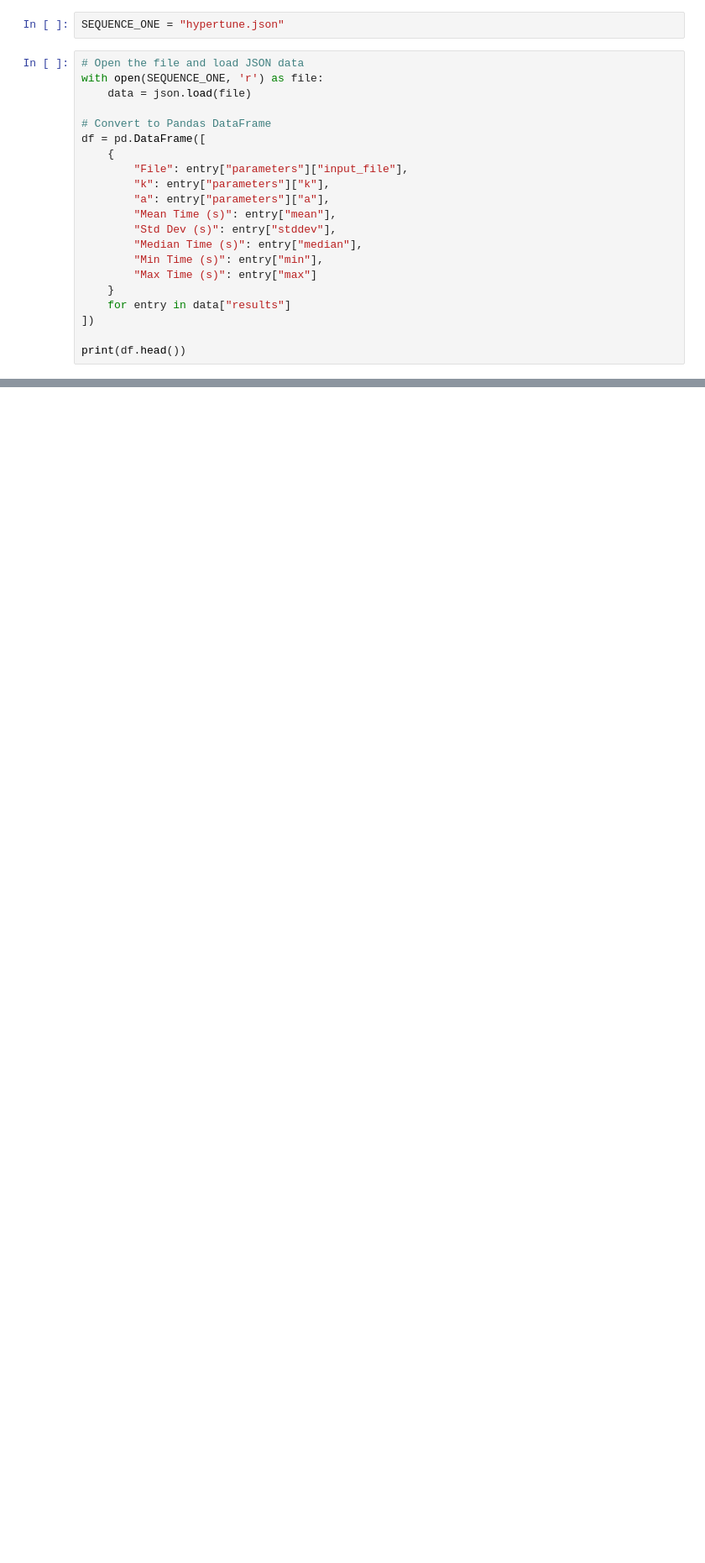
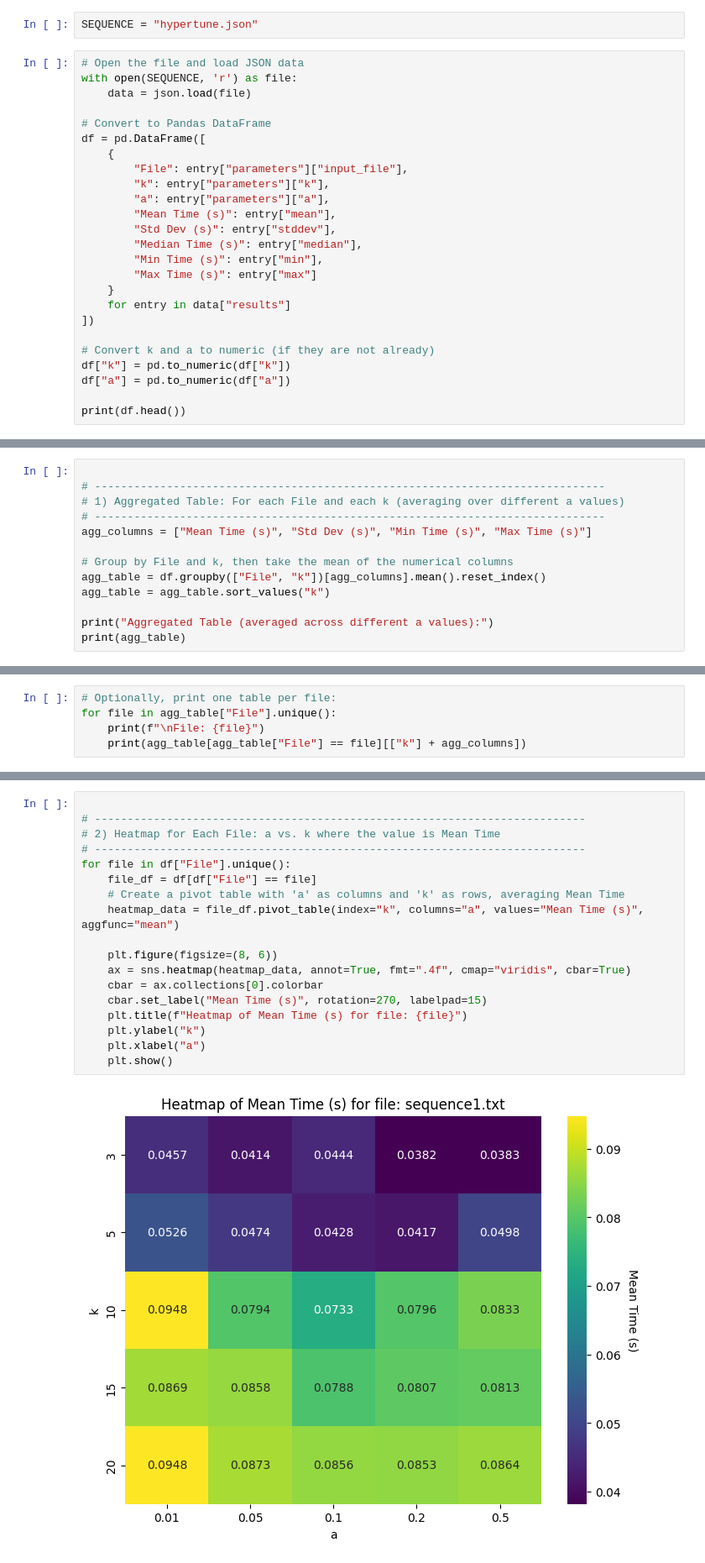
Before and after one commit to andreaoliveira9/Projeto-TAI-1, a Jupyter notebook: analysis.ipynb, the cells around one changed output, grey strips where cells are left out. Shown: that part at 84% size. Cells and saved outputs as stored; diff of their text form; blank space fills up the shorter version.

```diff
--- a/analysis.ipynb
+++ b/analysis.ipynb
@@ -29,8 +17,8 @@ import matplotlib.pyplot as plt
 # %%
-SEQUENCE_ONE = "hypertune.json"
+SEQUENCE = "hypertune.json"
 # %%
 # Open the file and load JSON data
-with open(SEQUENCE_ONE, 'r') as file:
+with open(SEQUENCE, 'r') as file:
     data = json.load(file)
 
 # Convert to Pandas DataFrame
@@ -48,5 +36,9 @@ df = pd.DataFrame([
     for entry in data["results"]
 ])
 
+# Convert k and a to numeric (if they are not already)
+df["k"] = pd.to_numeric(df["k"])
+df["a"] = pd.to_numeric(df["a"])
+
 print(df.head())
 # %% [output]
@@ -93,0 +58,13 @@ plt.show()
+# %%
+
+# ------------------------------------------------------------------------------
+# 1) Aggregated Table: For each File and each k (averaging over different a values)
+# ------------------------------------------------------------------------------
+agg_columns = ["Mean Time (s)", "Std Dev (s)", "Min Time (s)", "Max Time (s)"]
+
+# Group by File and k, then take the mean of the numerical columns
+agg_table = df.groupby(["File", "k"])[agg_columns].mean().reset_index()
+agg_table = agg_table.sort_values("k")
+
+print("Aggregated Table (averaged across different a values):")
+print(agg_table)
@@ -93,0 +89,5 @@ plt.show()
+# %%
+# Optionally, print one table per file:
+for file in agg_table["File"].unique():
+    print(f"\nFile: {file}")
+    print(agg_table[agg_table["File"] == file][["k"] + agg_columns])
@@ -93,0 +112,20 @@ plt.show()
+# %%
+
+# ---------------------------------------------------------------------------
+# 2) Heatmap for Each File: a vs. k where the value is Mean Time
+# ---------------------------------------------------------------------------
+for file in df["File"].unique():
+    file_df = df[df["File"] == file]
+    # Create a pivot table with 'a' as columns and 'k' as rows, averaging Mean Time
+    heatmap_data = file_df.pivot_table(index="k", columns="a", values="Mean Time (s)", aggfunc="mean")
+
+    plt.figure(figsize=(8, 6))
+    ax = sns.heatmap(heatmap_data, annot=True, fmt=".4f", cmap="viridis", cbar=True)
+    cbar = ax.collections[0].colorbar
+    cbar.set_label("Mean Time (s)", rotation=270, labelpad=15)
+    plt.title(f"Heatmap of Mean Time (s) for file: {file}")
+    plt.ylabel("k")
+    plt.xlabel("a")
+    plt.show()
+# %% [output]
+[figure, added]
```
Also changed, not shown: parts of 9 cells of this notebook, 3 other files.
